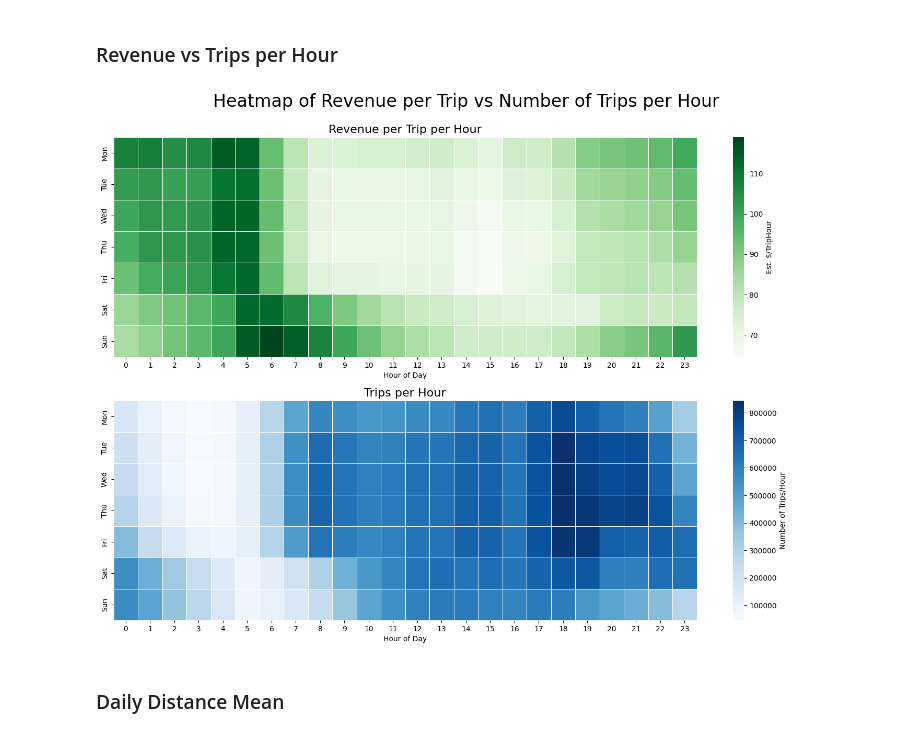
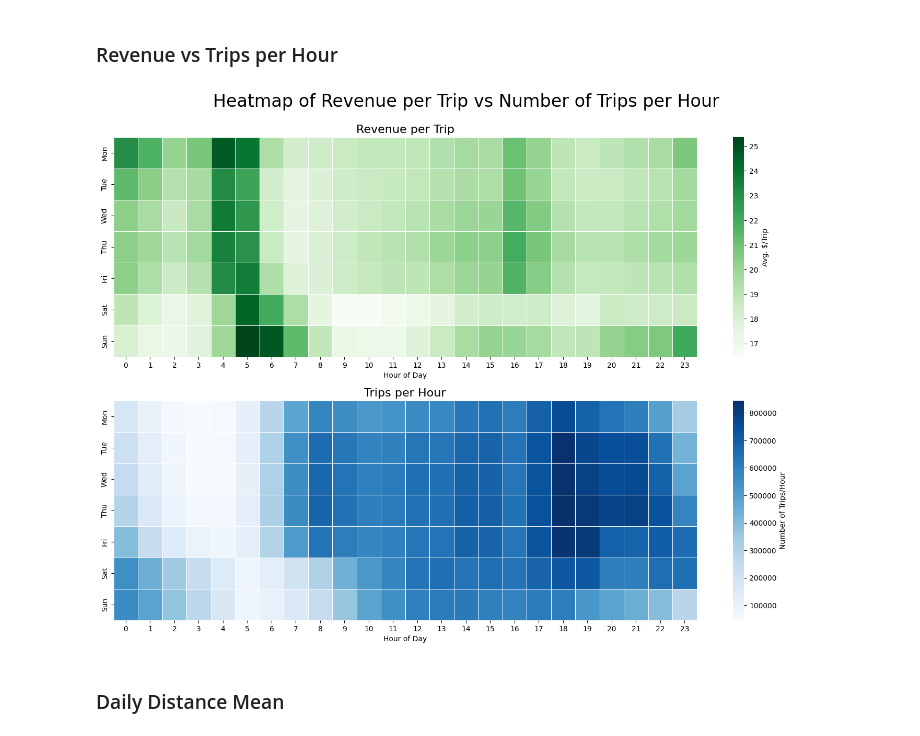
Before and after one commit to 24022356-max/2526-LTXLDL-finalsProject-AIT2006-4-1.1, a Jupyter notebook: src/visualize.ipynb, the cells around one changed output. Drawn from its saved outputs; the diff is of its cells as text; code cells hidden in the pictures.

Commit message:
Fix rev vs trip heatmap

```diff
--- a/src/visualize.ipynb
+++ b/src/visualize.ipynb
@@ -294,33 +294,33 @@ plt.show()
 # %%
 import pandas as pd
 import seaborn as sns
 import matplotlib.pyplot as plt
 
 df = pd.read_csv('../processed/kpi_hourly_2019.csv')
 
-df['hourly_rev'] = df['total_money'] / df['trips'] * 60 / df['duration_mean']
+df['hourly_rev'] = df['total_money'] / df['trips']
 df_plot = df.pivot(index='day', columns='hour', values='hourly_rev').reindex(list(df['day'].unique()))
 
 fig, ax = plt.subplots(2, 1, figsize=(18, 12))
 
-sns.heatmap(df_plot, ax=ax[0], cmap='Greens', linewidths=0.5, cbar_kws={'label': 'Est. $/TripHour'})
-ax[0].set_title('Revenue per Trip per Hour', fontsize=16)
+sns.heatmap(df_plot, ax=ax[0], cmap='Greens', linewidths=0.5, cbar_kws={'label': 'Avg. $/Trip'})
+ax[0].set_title('Revenue per Trip', fontsize=16)
 ax[0].set_ylabel(None)
 ax[0].set_xlabel('Hour of Day')
 
 df_plot = df.pivot(index='day', columns='hour', values='trips').reindex(list(df['day'].unique()))
 
 sns.heatmap(df_plot, ax=ax[1], cmap='Blues', linewidths=0.5, cbar_kws={'label': 'Number of Trips/Hour'})
 ax[1].set_title('Trips per Hour', fontsize=16)
 ax[1].set_ylabel(None)
 ax[1].set_xlabel('Hour of Day')
 
 fig.suptitle('Heatmap of Revenue per Trip vs Number of Trips per Hour', fontsize=24, y=0.95)
 
 # plt.savefig('../figures/rev_vs_trip_hour.png')
 plt.show()
 # %% [output]
-[figure, old version]
+[figure, new version]
 # %% [markdown]
 ### Daily Distance Mean
 # %%
```
Also changed, not shown: parts of 1 cell of this notebook, 1 other file.
